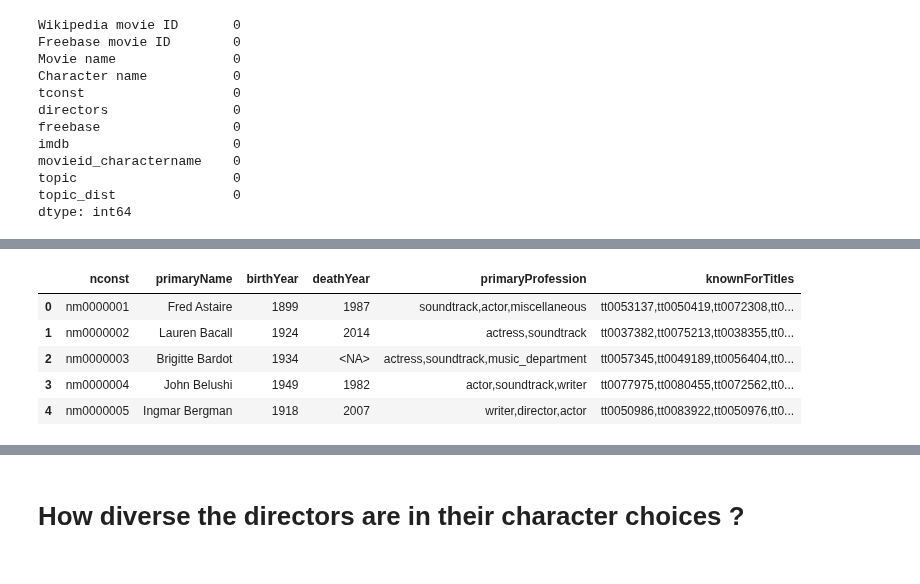
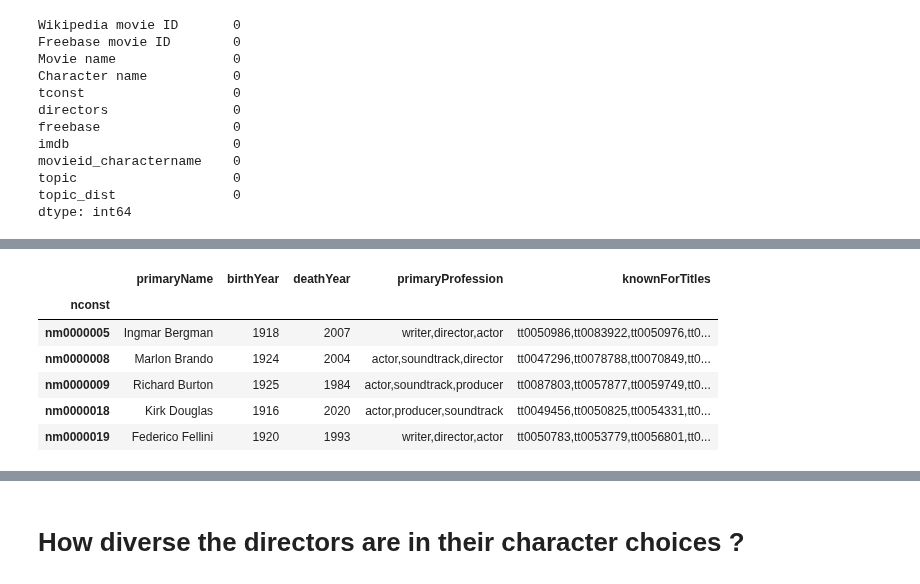
Before and after one commit to epfl-ada/ada-2023-project-crunchychicken, a Jupyter notebook: jessica_Q3.ipynb, the cells around one changed output, grey strips where cells are left out. Cells and saved outputs as stored; diff of their text form; code cells hidden in the pictures.

```diff
--- a/jessica_Q3.ipynb
+++ b/jessica_Q3.ipynb
@@ -48,9 +77,46 @@ imdb_name = read_dataframe(name='imdb/names')
+# %%
+movies = cmu_movies.drop(['Movie release Day', 'Movie release Month'], axis=1).copy()
+movies.rename(
+    columns={
+        'Wikipedia movie ID': 'wikipediaID',
+        'Freebase movie ID': 'freebaseID',
+        'Movie name': 'title',
+        'Movie box office revenue': 'revenue',
+        'Movie runtime': 'runtime',
+        'Movie languages': 'languages',
+        'Movie countries': 'countries',
+        'Movie genres': 'genres',
+        'Movie release Year': 'release',
+    },
+    inplace=True,
+)
+movies = movies.merge(
+    right=mapping_f_i.drop_duplicates(subset='freebase'),
+    left_on='freebaseID', right_on='freebase', how='left'
+).rename(columns={'imdb': 'tconst'}).drop('freebase', axis=1)
+movies.tconst.duplicated().sum()
+movies.drop_duplicates(subset='tconst', inplace=True)
+movies = movies.merge(
+    right=imdb_ratings.rename(columns={'averageRating': 'rating', 'numVotes': 'votes'}),
+    on='tconst', how='left',
+)
+movies = movies.merge(right=imdb_crew.drop('writers', axis=1), on='tconst', how='left')
+movies = movies.set_index('tconst')
+# %%
+nmconsts = []
+for item in movies.dropna(subset='directors').directors.str.split(','):
+    nmconsts.extend(item)
+nmconsts = set(nmconsts)
+
+directors = imdb_people[imdb_people.nconst.isin(nmconsts)].copy()
+directors = directors.set_index('nconst')
 # %%
-imdb_name.head()
+directors.head()
 # %% [output]
-|  | nconst | primaryName | birthYear | deathYear | primaryProfession | knownForTitles |
-| 0 | nm0000001 | Fred Astaire | 1899 | 1987 | soundtrack,actor,miscellaneous | tt0053137,tt0050419,tt0072308,tt0... |
-| 1 | nm0000002 | Lauren Bacall | 1924 | 2014 | actress,soundtrack | tt0037382,tt0075213,tt0038355,tt0... |
-| 2 | nm0000003 | Brigitte Bardot | 1934 | <NA> | actress,soundtrack,music_department | tt0057345,tt0049189,tt0056404,tt0... |
-| 3 | nm0000004 | John Belushi | 1949 | 1982 | actor,soundtrack,writer | tt0077975,tt0080455,tt0072562,tt0... |
-| 4 | nm0000005 | Ingmar Bergman | 1918 | 2007 | writer,director,actor | tt0050986,tt0083922,tt0050976,tt0... |
+|  | primaryName | birthYear | deathYear | primaryProfession | knownForTitles |
+| nconst |  |  |  |  |  |
+| nm0000005 | Ingmar Bergman | 1918 | 2007 | writer,director,actor | tt0050986,tt0083922,tt0050976,tt0... |
+| nm0000008 | Marlon Brando | 1924 | 2004 | actor,soundtrack,director | tt0047296,tt0078788,tt0070849,tt0... |
+| nm0000009 | Richard Burton | 1925 | 1984 | actor,soundtrack,producer | tt0087803,tt0057877,tt0059749,tt0... |
+| nm0000018 | Kirk Douglas | 1916 | 2020 | actor,producer,soundtrack | tt0049456,tt0050825,tt0054331,tt0... |
+| nm0000019 | Federico Fellini | 1920 | 1993 | writer,director,actor | tt0050783,tt0053779,tt0056801,tt0... |
```
Also changed, not shown: parts of 17 cells of this notebook, 1 other file.
